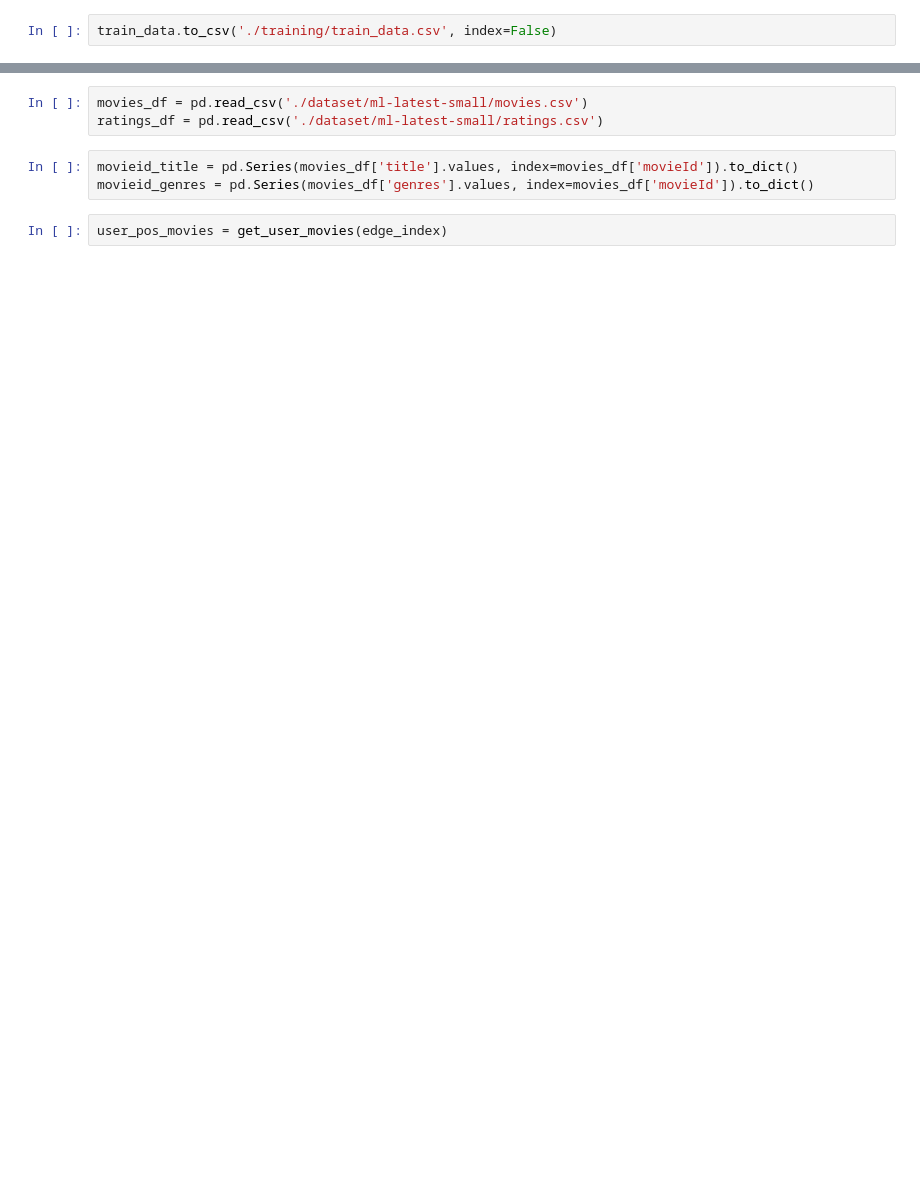
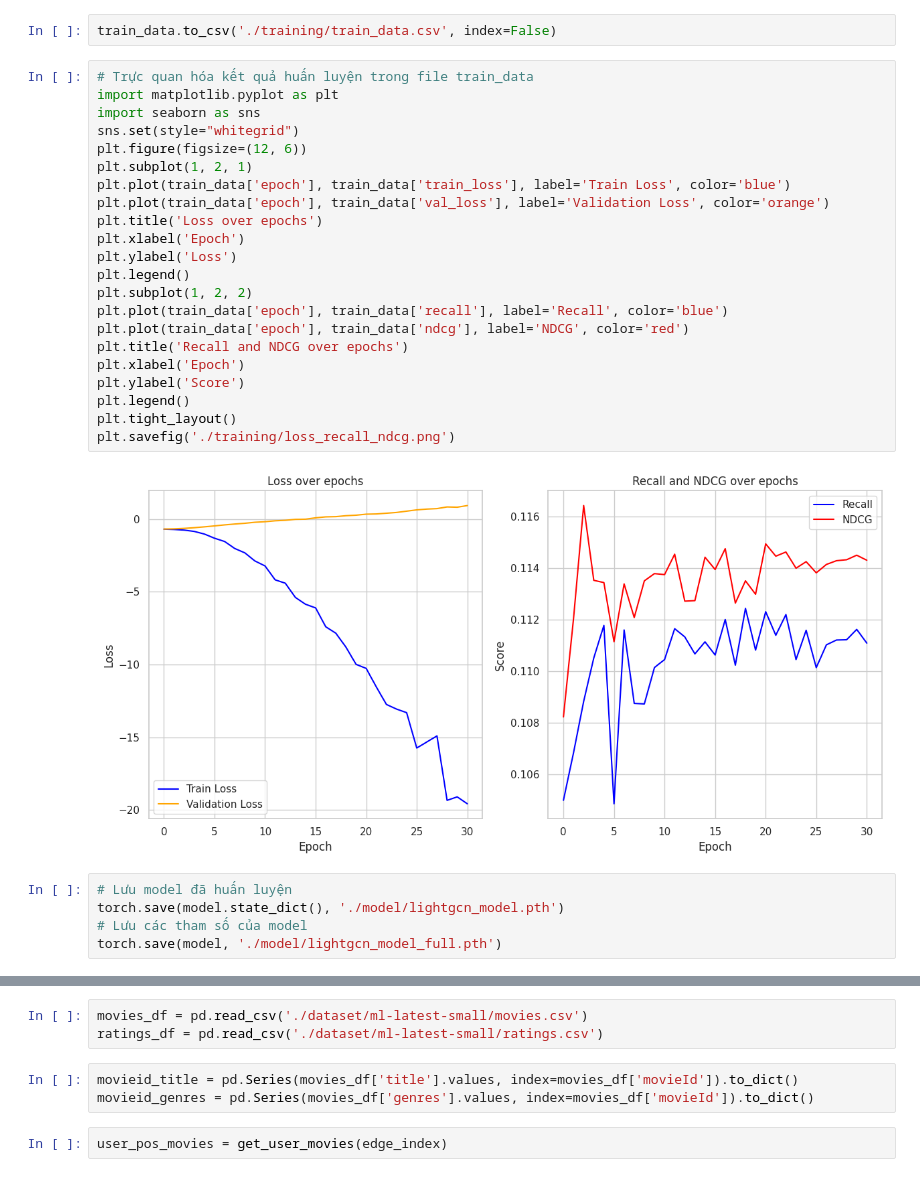
Before and after one commit to vuongvlq/recommendation-movie, a Jupyter notebook: LightGCN.ipynb, the cells around one changed output, grey strips where cells are left out. Saved outputs shown, nothing was run; the diff lists cells and outputs as text; blank space fills up the shorter version.

```diff
--- a/LightGCN.ipynb
+++ b/LightGCN.ipynb
@@ -283,5 +289,34 @@ train_data
 # %%
 train_data.to_csv('./training/train_data.csv', index=False)
+# %%
+# Trực quan hóa kết quả huấn luyện trong file train_data
+import matplotlib.pyplot as plt
+import seaborn as sns
+sns.set(style="whitegrid")
+plt.figure(figsize=(12, 6))
+plt.subplot(1, 2, 1)
+plt.plot(train_data['epoch'], train_data['train_loss'], label='Train Loss', color='blue')
+plt.plot(train_data['epoch'], train_data['val_loss'], label='Validation Loss', color='orange')
+plt.title('Loss over epochs')
+plt.xlabel('Epoch')
+plt.ylabel('Loss')
+plt.legend()
+plt.subplot(1, 2, 2)
+plt.plot(train_data['epoch'], train_data['recall'], label='Recall', color='blue')
+plt.plot(train_data['epoch'], train_data['ndcg'], label='NDCG', color='red')
+plt.title('Recall and NDCG over epochs')
+plt.xlabel('Epoch')
+plt.ylabel('Score')
+plt.legend()
+plt.tight_layout()
+plt.savefig('./training/loss_recall_ndcg.png')
+# %% [output]
+[figure, added]
+# %%
+# Lưu model đã huấn luyện
+torch.save(model.state_dict(), './model/lightgcn_model.pth')
+# Lưu các tham số của model
+torch.save(model, './model/lightgcn_model_full.pth')
 # %%
 test_loss, test_recall, test_ndcg = test(model, test_edge_index.to(device), [train_edge_index, val_edge_index])
 print(f"Test loss: {test_loss:.5f} | Test recall@{K}:{test_recall:.5f} | Test ndcg@{K}: {test_ndcg:.5f}")
```
Also changed, not shown: parts of 24 cells of this notebook, 1 other file.
